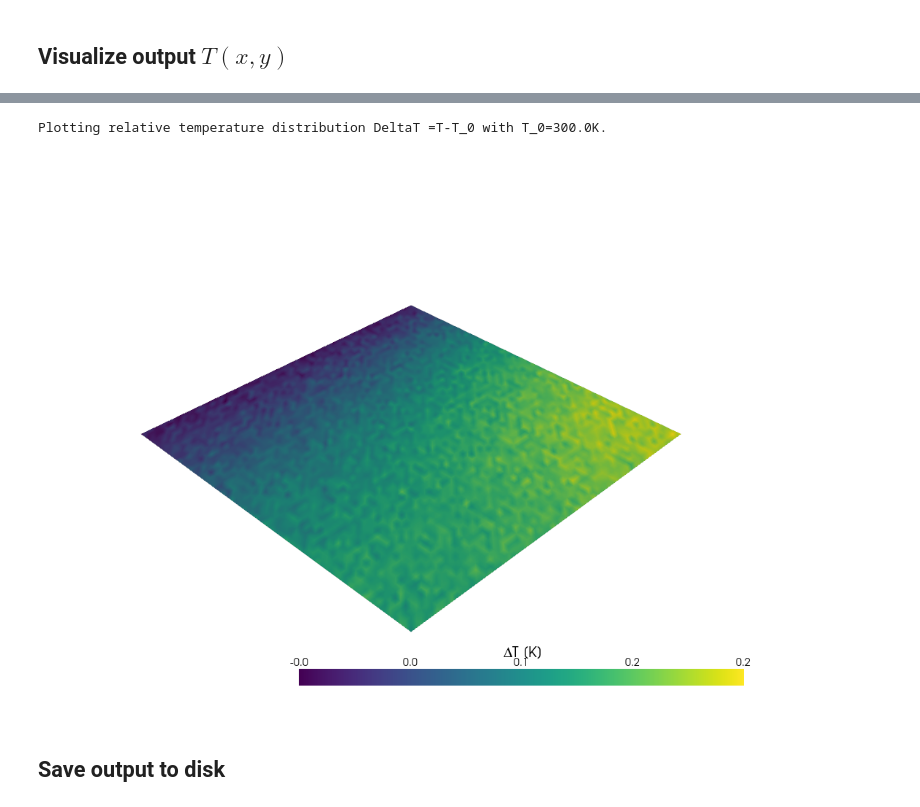
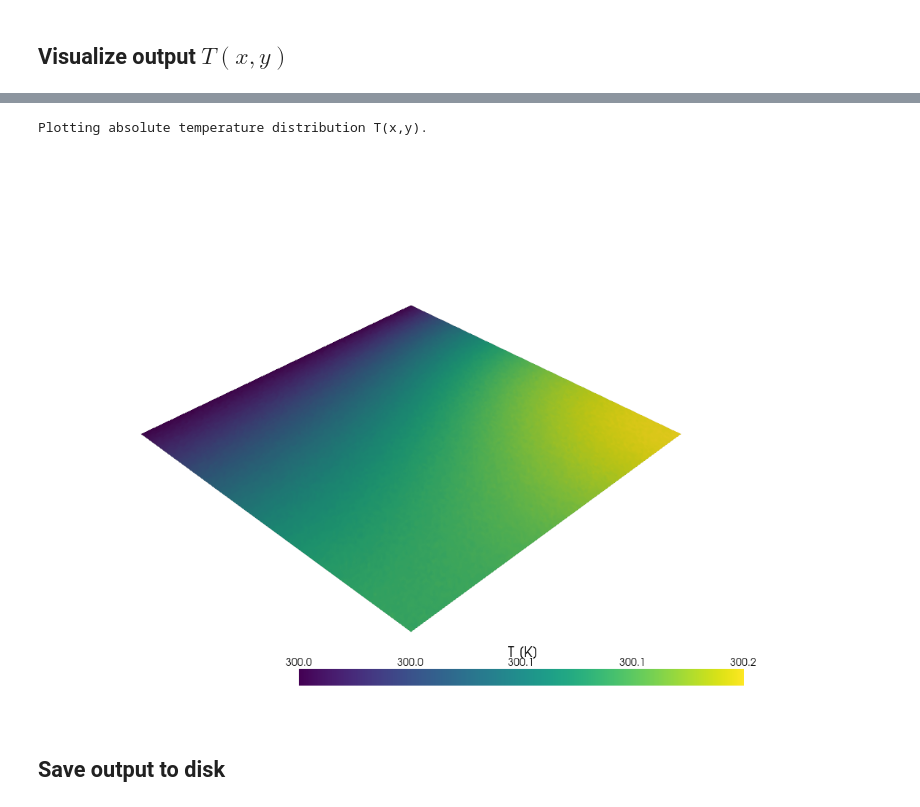
Before and after one commit to MinhMPA/steady-2d-heat-inverse, a Jupyter notebook: notebooks/ForwardSolve.ipynb, the cells around one changed output, grey strips where cells are left out. Saved outputs shown, nothing was run; the diff lists cells and outputs as text; code cells hidden in the pictures.

Commit message:
Update forward solve notebook, add inverse solve notebook

```diff
--- a/notebooks/ForwardSolve.ipynb
+++ b/notebooks/ForwardSolve.ipynb
@@ -8,10 +16,13 @@ mesh_type='quadrilateral'
 # %% [markdown]
 ## Define thermal conductivity
 # %%
+# spatially constant thermal conductivity
+#def h_func(x):
+    #return 1.0
+
 # spatially-varying thermal conductivity
 def h_func(x):
-    return 1.0 + 6.0*x[0]**2 + 1.0*x[0]/(1.0 + 2.0*x[1]**2)
-    #return 1.0
+    return 1.0 + 6.0*x[0]**2 + x[0]/(1.0 + 2.0*x[1]**2)
 # %% [markdown]
 ## Define heat source
 # %%
@@ -46,10 +57,10 @@ Not all solvers are equal. Test different solvers and their settings. PETSc KSP
 petsc_options = {
      'ksp_type': 'cg',
      'pc_type': 'hypre',
-     'ksp_rtol': 1e-8,
+     'ksp_rtol': 1e-12,
 }
 # %%
-blackbox_solver=SteadyHeatForwardSolver2D(nmesh=nmesh, mesh_type=mesh_type, \
+forward_solver=SteadyHeatForwardSolver2D(nmesh=nmesh, mesh_type=mesh_type, \
                                           h=h_func, q=q,\
                                           DBC_value=T_bottom,
                                           petsc_opts=petsc_options)
@@ -70,11 +87,12 @@ Plotting relative temperature distribution DeltaT =T-T_0 with T_0=300.0K.
 # %%
-T_obs = blackbox_solver.add_noise(0.,1e-2)
+sigma = 1e-3 ## noise std.
+T_obs = forward_solver.add_noise(0.,sigma)
 # %%
-pl = blackbox_solver.plot_output_temperature(T_bottom,noiseless=False)
+pl = forward_solver.plot_output_temperature(zero_point=0.,noiseless=False)
 pl.camera_position = 'yx'
 # %% [output]
-Plotting relative temperature distribution DeltaT =T-T_0 with T_0=300.0K.
+Plotting absolute temperature distribution T(x,y).
-[figure, old version]
+[figure, new version]
 # %% [markdown]
 ## Save output to disk
 # %%
```
Also changed, not shown: parts of 8 cells of this notebook, 1 other file.
